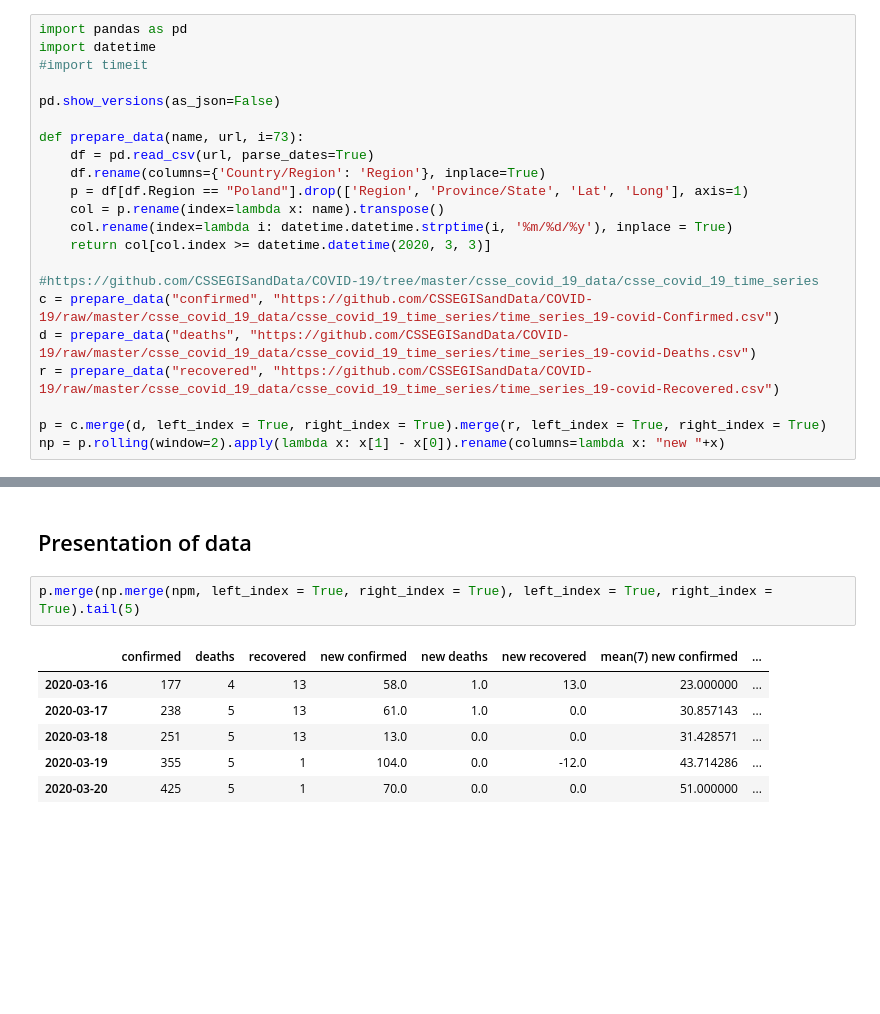
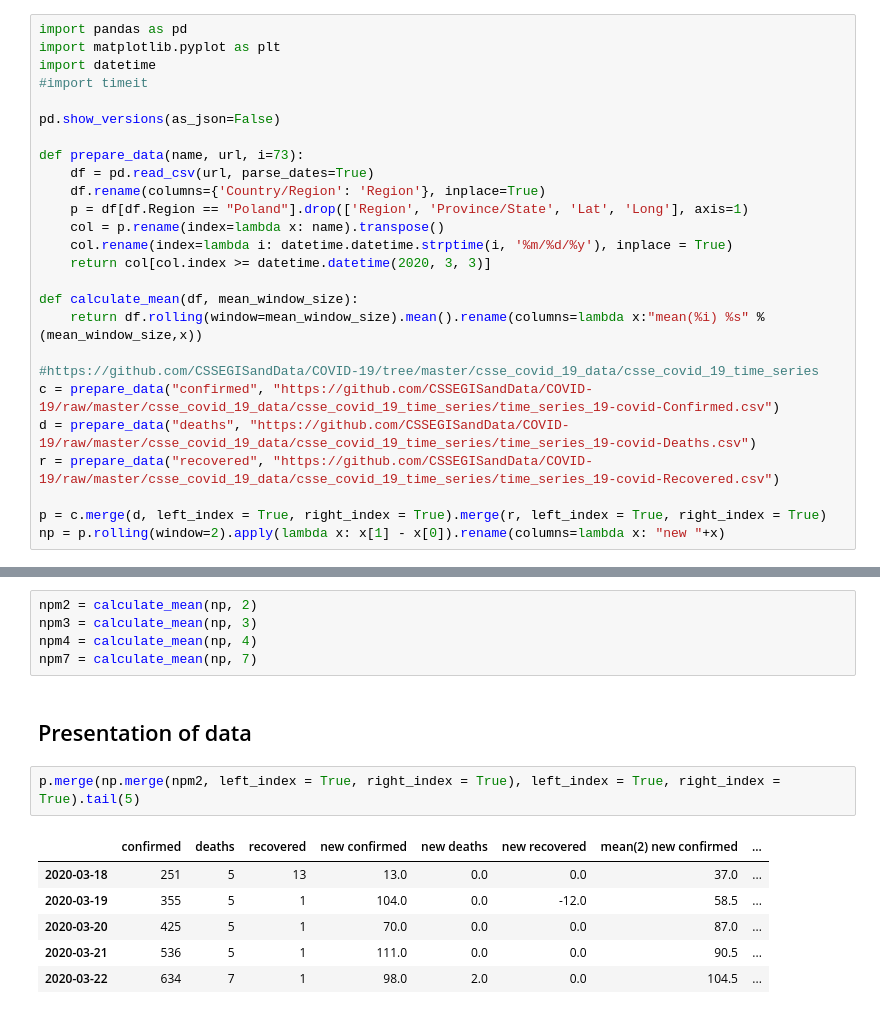
Before and after one commit to lzabtad/COVID-19, a Jupyter notebook: COVID-19 in Poland.ipynb, the cells around one changed output, grey strips where cells are left out. Cells and saved outputs as stored; diff of their text form; blank space fills up the shorter version.

```diff
--- a/COVID-19 in Poland.ipynb
+++ b/COVID-19 in Poland.ipynb
@@ -7,6 +7,7 @@ plotting data for Poland based on https://github.com/CSSEGISandData/COVID-19/tre
 to be run once a day
 # %%
 import pandas as pd
+import matplotlib.pyplot as plt
 import datetime
 #import timeit
 
@@ -20,6 +21,9 @@ def prepare_data(name, url, i=73):
     col.rename(index=lambda i: datetime.datetime.strptime(i, '%m/%d/%y'), inplace = True)
     return col[col.index >= datetime.datetime(2020, 3, 3)]
 
+def calculate_mean(df, mean_window_size):
+    return df.rolling(window=mean_window_size).mean().rename(columns=lambda x:"mean(%i) %s" % (mean_window_size,x))
+
 #https://github.com/CSSEGISandData/COVID-19/tree/master/csse_covid_19_data/csse_covid_19_time_series
 c = prepare_data("confirmed", "https://github.com/CSSEGISandData/COVID-19/raw/master/csse_covid_19_data/csse_covid_19_time_series/time_series_19-covid-Confirmed.csv")
 d = prepare_data("deaths", "https://github.com/CSSEGISandData/COVID-19/raw/master/csse_covid_19_data/csse_covid_19_time_series/time_series_19-covid-Deaths.csv")
@@ -58,11 +54,16 @@ npm = np.rolling(window=mean_window_size).mean().rename(columns=lambda x:"mean(%
+# %%
+npm2 = calculate_mean(np, 2)
+npm3 = calculate_mean(np, 3)
+npm4 = calculate_mean(np, 4)
+npm7 = calculate_mean(np, 7)
 # %% [markdown]
 ## Presentation of data
 # %%
-p.merge(np.merge(npm, left_index = True, right_index = True), left_index = True, right_index = True).tail(5)
+p.merge(np.merge(npm2, left_index = True, right_index = True), left_index = True, right_index = True).tail(5)
 # %% [output]
-|  | confirmed | deaths | recovered | new confirmed | new deaths | new recovered | mean(7) new confirmed | ... |
-| 2020-03-16 | 177 | 4 | 13 | 58.0 | 1.0 | 13.0 | 23.000000 | ... |
-| 2020-03-17 | 238 | 5 | 13 | 61.0 | 1.0 | 0.0 | 30.857143 | ... |
-| 2020-03-18 | 251 | 5 | 13 | 13.0 | 0.0 | 0.0 | 31.428571 | ... |
-| 2020-03-19 | 355 | 5 | 1 | 104.0 | 0.0 | -12.0 | 43.714286 | ... |
-| 2020-03-20 | 425 | 5 | 1 | 70.0 | 0.0 | 0.0 | 51.000000 | ... |
+|  | confirmed | deaths | recovered | new confirmed | new deaths | new recovered | mean(2) new confirmed | ... |
+| 2020-03-18 | 251 | 5 | 13 | 13.0 | 0.0 | 0.0 | 37.0 | ... |
+| 2020-03-19 | 355 | 5 | 1 | 104.0 | 0.0 | -12.0 | 58.5 | ... |
+| 2020-03-20 | 425 | 5 | 1 | 70.0 | 0.0 | 0.0 | 87.0 | ... |
+| 2020-03-21 | 536 | 5 | 1 | 111.0 | 0.0 | 0.0 | 90.5 | ... |
+| 2020-03-22 | 634 | 7 | 1 | 98.0 | 2.0 | 0.0 | 104.5 | ... |
```
Also changed, not shown: parts of 6 cells of this notebook.
